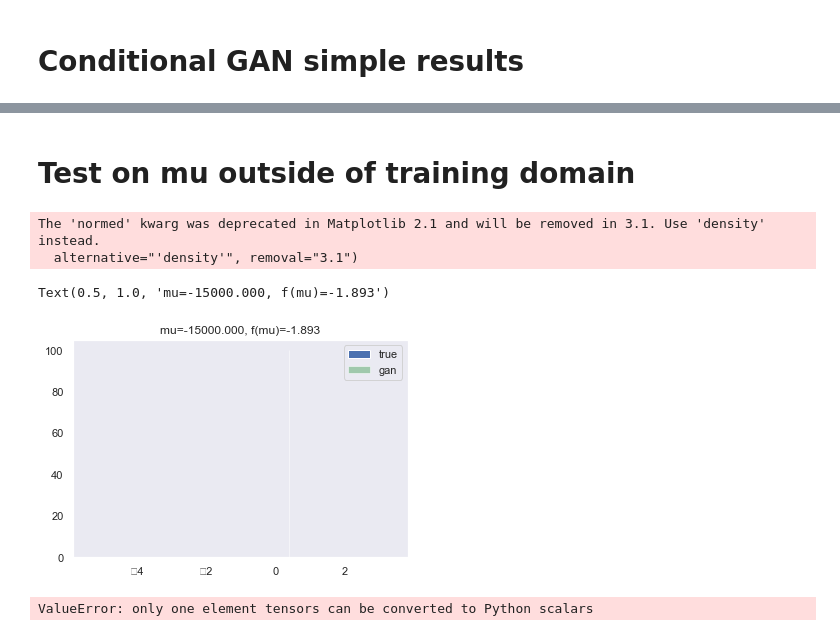
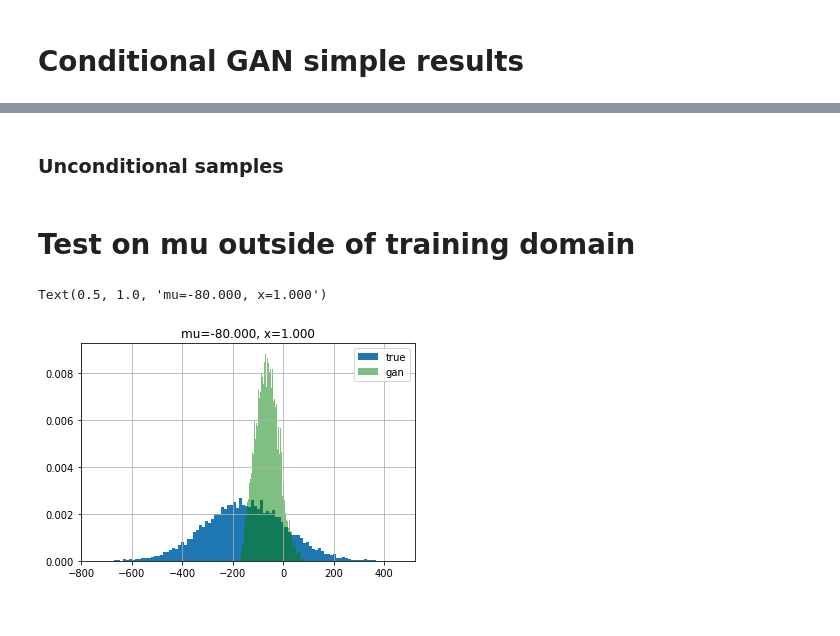
Before and after one commit to SchattenGenie/diff-surrogate, a Jupyter notebook: gan.ipynb, the cells around one changed output, grey strips where cells are left out. Saved outputs shown, nothing was run; the diff lists cells and outputs as text; code cells hidden in the pictures.

```diff
--- a/gan.ipynb
+++ b/gan.ipynb
@@ -13,6 +43 @@ import torch
 device = torch.device("cuda", 0)
-# %%
-import numpy as np
-NOISE_DIM = 4
-def sample_noise(N):
-    return np.random.normal(size=(N,NOISE_DIM)).astype(np.float32)
@@ -75,8 +48,10 @@ class Discriminator(nn.Module):
 # %%
-generator = Generator(NOISE_DIM, out_dim = 1).to(device)
-discriminator = Discriminator(in_dim = 1).to(device)
+generator = Generator(hyper_params['NOISE_DIM'], out_dim = 1).to(device)
 
-lr = 0.001
+if TASK == 4:
+    discriminator = WSDiscriminator(in_dim=1).to(device)
+else:
+    discriminator = Discriminator(in_dim=1).to(device)
 
-g_optimizer = optim.Adam(generator.parameters(),     lr=lr, betas=(0.5, 0.999))
-d_optimizer = optim.Adam(discriminator.parameters(), lr=lr, betas=(0.5, 0.999))
+g_optimizer = optim.Adam(generator.parameters(),     lr=hyper_params['learning_rate'], betas=(0.5, 0.999))
+d_optimizer = optim.Adam(discriminator.parameters(), lr=hyper_params['learning_rate'], betas=(0.5, 0.999))
@@ -136,0 +60,5 @@ data, mus = generate_data(10000, mu_range=(-5, 5))
+# %%
+y_sampler = YModel()
+fixed_noise = torch.Tensor(sample_noise(10000, hyper_params['NOISE_DIM'])).to(device)
+data, inputs = generate_data(y_sampler, device, 10000, mu_range=(-30, 30))
+metric_calc = Metrics((-50, 50), 100)
@@ -253,0 +240,2 @@ for i in range(4):
+# %% [markdown]
+### Unconditional samples
@@ -254,28 +246,18 @@ for i in range(4):
 # %% [markdown]
 # Test on mu outside of training domain
 # %%
-input_mu = torch.full(size=(10000, ), fill_value=-15000.).to(device)
+input_mu = torch.full(size=(10000, ), fill_value=-80.).to(device)
+input_x = torch.full(size=(10000, ), fill_value=1.).to(device)
 
-with pyro.condition(data={"mu": input_mu}):
-    data = y_sample().detach().to(device)
+y_sampler.make_condition_sample({'mu': input_mu, 'X':input_x})
+data = y_sampler.condition_sample().detach().cpu().numpy()
 
-plt.hist(data.detach().cpu().numpy(), bins=100, normed=True, label='true');
-plt.hist(generator(fixed_noise, input_mu.view(-1, 1)).detach().cpu().numpy(),
+plt.hist(data, bins=100, normed=True, label='true');
+plt.hist(generator(fixed_noise, torch.stack([input_mu, input_x], dim=1)).detach().cpu().numpy(),
      bins=100, color='g', density=True, alpha=0.5, label='gan');
 plt.grid()
 plt.legend()
-plt.title("mu={:.3f}, f(mu)={:.3f}".format(input_mu[0].item(), f(input_mu[0]).item()))
+plt.title("mu={:.3f}, x={:.3f}".format(input_mu[0].item(), input_x[0].item()))
 # %% [output]
-The 'normed' kwarg was deprecated in Matplotlib 2.1 and will be removed in 3.1. Use 'density' instead.
-  alternative="'density'", removal="3.1")
+Text(0.5, 1.0, 'mu=-80.000, x=1.000')
-Text(0.5, 1.0, 'mu=-15000.000, f(mu)=-1.893')
-[figure, old version]
+[figure, new version]
-# %%
-for mu_val in np.arange(-4, 4, 0.5):
-    input_mu = torch.full(size=(10000, ), fill_value=mu_val)
-
-    with pyro.condition(data={"mu": input_mu}):
-        data = y_sample().detach().to(device)
-    print(mu.item(), R(data))
-# %% [output]
-ValueError: only one element tensors can be converted to Python scalars
```
Also changed, not shown: parts of 43 cells of this notebook, 7 other files.
